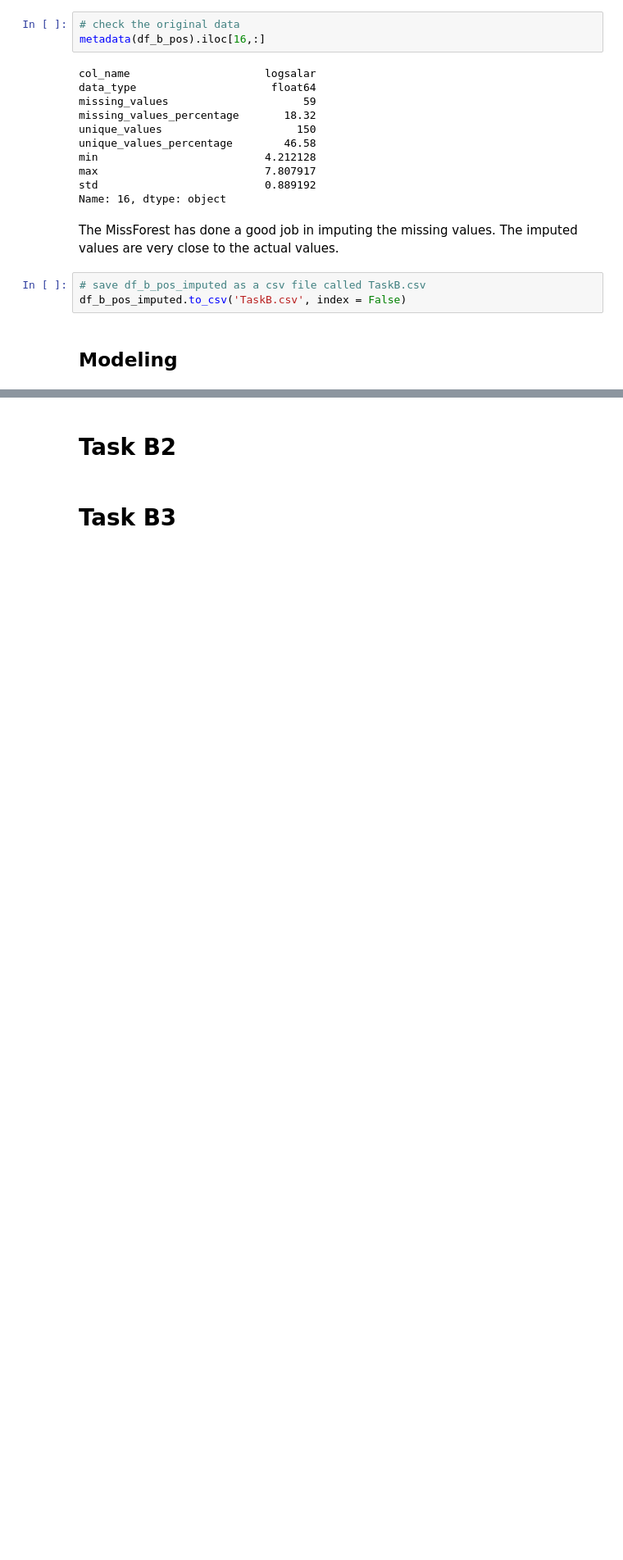
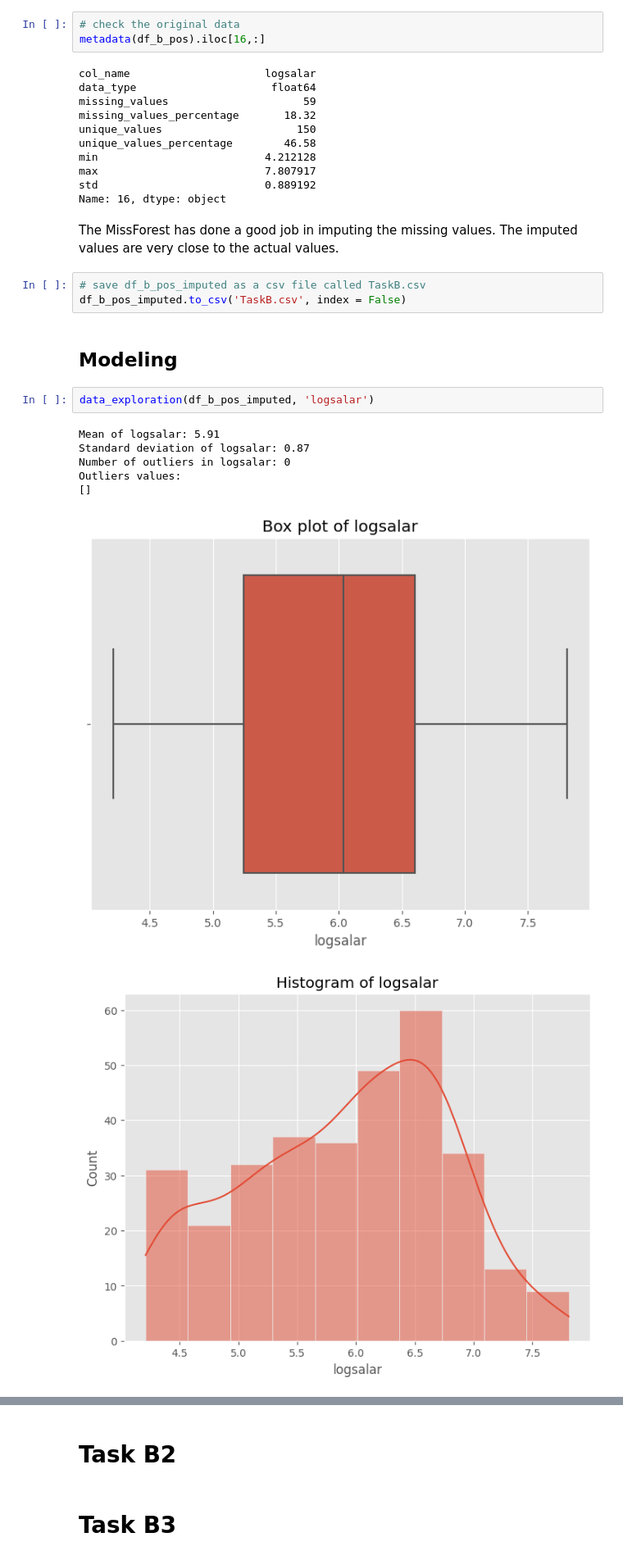
Before and after one commit to MSWinds/dm-group1-project, a Jupyter notebook: Final_Project.ipynb, the cells around one changed output, grey strips where cells are left out. Shown at 82% size. Cells and saved outputs as stored; diff of their text form; blank space fills up the shorter version.

```diff
--- a/Final_Project.ipynb
+++ b/Final_Project.ipynb
@@ -3480,3 +3609,13 @@ The MissForest has done a good job in imputing the missing values. The imputed v
 df_b_pos_imputed.to_csv('TaskB.csv', index = False)
 # %% [markdown]
 ## Modeling
+# %%
+data_exploration(df_b_pos_imputed, 'logsalar')
+# %% [output]
+Mean of logsalar: 5.91
+Standard deviation of logsalar: 0.87
+Number of outliers in logsalar: 0
+Outliers values:
+[]
+[figure, added]
+[figure, added]
```
Also changed, not shown: parts of 22 cells of this notebook.
